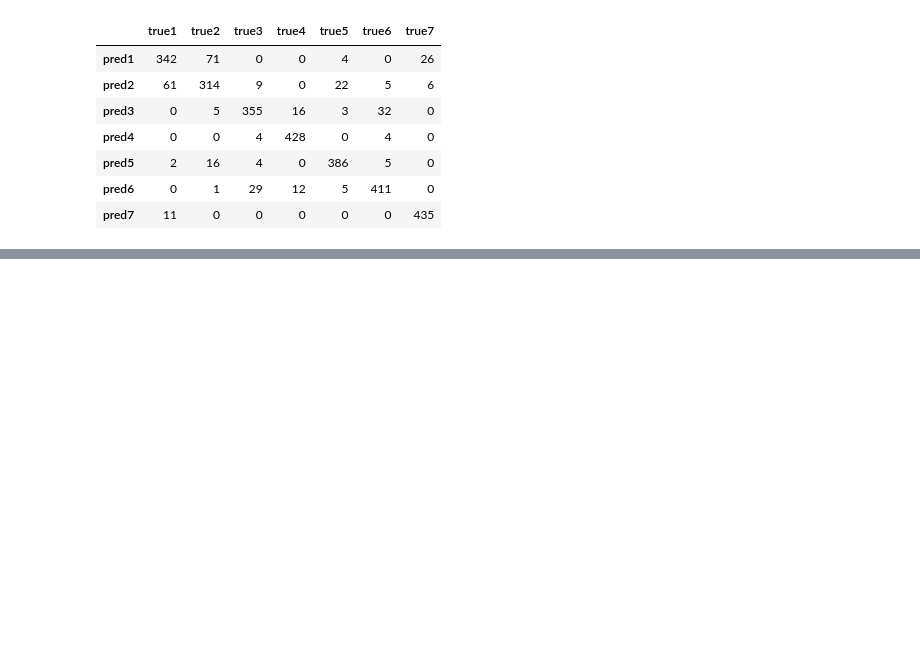
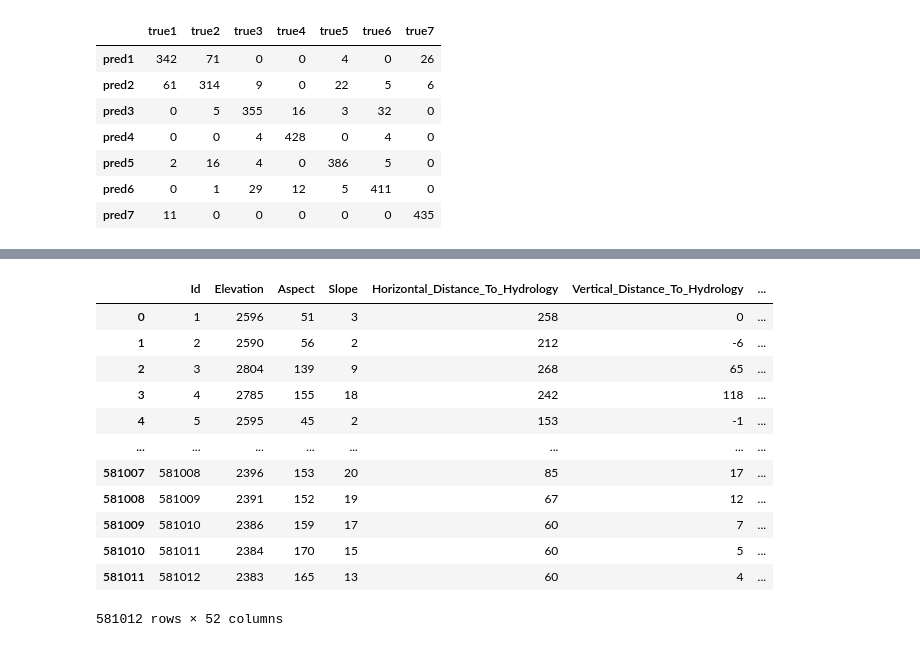
Before and after one commit to ceptln/forest_classification, a Jupyter notebook: kaggle_forest_notebook.ipynb, the cells around one changed output, grey strips where cells are left out. Cells and saved outputs as stored; diff of their text form; code cells hidden in the pictures; blank space fills up the shorter version.

```diff
--- a/kaggle_forest_notebook.ipynb
+++ b/kaggle_forest_notebook.ipynb
@@ -608,0 +851,27 @@ computing local metrics...
+# %%
+# Class parameters
+df_train = df_train
+df_test = df_test
+model = XGBClassifier(learning_rate=1.0, max_depth=8, min_child_weight=1, n_estimators=100, n_jobs=1, subsample=0.9000000000000001, verbosity=0)
+add_eng_features = True
+add_climate = True
+add_geographic = True
+add_family = True
+add_rocky = True
+add_stony = True
+keep_initial_rows = False
+columns_to_drop = ['ClimZone_3', 'GeoZone_5', 'F_Gothic', 'F_Troutville', 'F_Rogert', 'F_Bross', 'R_Limber_families', 'R_Aquolis', 'R_Cryoborolis', 'R_Cryaquolis', 'R_Borohemists', 'R_Cryaquepts', 'R_Cryaquolls']
+decomposition=None
+columns_to_decomp=None
+random_state = 2
+
+cl = ClassifTools(df_train, df_test, model,
+    add_eng_features,
+    add_climate, add_geographic, add_family, add_rocky, add_stony,
+    keep_initial_rows, columns_to_drop,
+    None, None,
+    random_state)
+
+pred, acc, mat, pred_time = cl.test_predict(export_file=True, compute_local_metrics=True)
+export_metrics(acc, mat, pred_time, cl)
+print_results(acc, mat, pred_time, cl)
@@ -608,0 +912,17 @@ computing local metrics...
+# %%
+X_test_enriched = cl.enrich_data(df_test, keep_target=False)
+X_test_enriched
+# %% [output]
+|  | Id | Elevation | Aspect | Slope | Horizontal_Distance_To_Hydrology | Vertical_Distance_To_Hydrology | ... |
+| 0 | 1 | 2596 | 51 | 3 | 258 | 0 | ... |
+| 1 | 2 | 2590 | 56 | 2 | 212 | -6 | ... |
+| 2 | 3 | 2804 | 139 | 9 | 268 | 65 | ... |
+| 3 | 4 | 2785 | 155 | 18 | 242 | 118 | ... |
+| 4 | 5 | 2595 | 45 | 2 | 153 | -1 | ... |
+| ... | ... | ... | ... | ... | ... | ... | ... |
+| 581007 | 581008 | 2396 | 153 | 20 | 85 | 17 | ... |
+| 581008 | 581009 | 2391 | 152 | 19 | 67 | 12 | ... |
+| 581009 | 581010 | 2386 | 159 | 17 | 60 | 7 | ... |
+| 581010 | 581011 | 2384 | 170 | 15 | 60 | 5 | ... |
+| 581011 | 581012 | 2383 | 165 | 13 | 60 | 4 | ... |
+581012 rows × 52 columns
```
Also changed, not shown: parts of 25 cells of this notebook, 4 other files.
